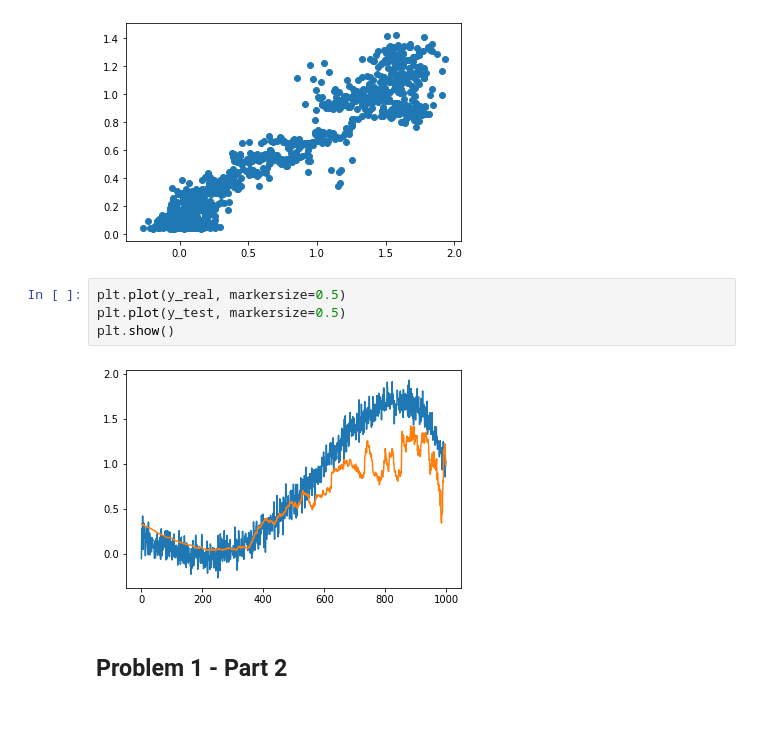
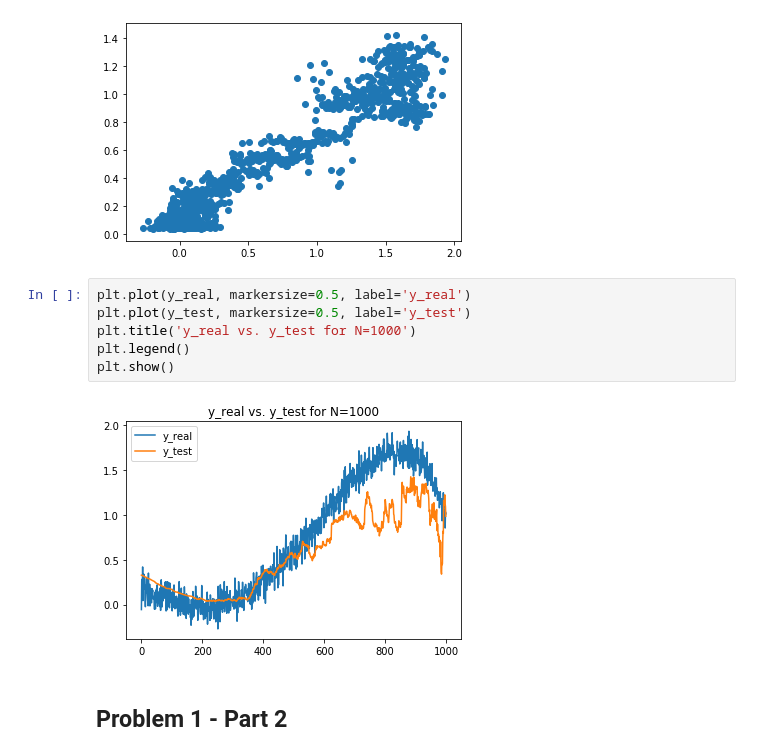
Before and after one commit to PiStefania/Machine_Learning_Exercises, a Jupyter notebook: Ex1_rou.ipynb, the cells around one changed output. Cells and saved outputs as stored; diff of their text form; blank space fills up the shorter version.

```diff
--- a/Ex1_rou.ipynb
+++ b/Ex1_rou.ipynb
@@ -86,11 +86,13 @@ plt.show()
 # %% [output]
 [figure]
 # %%
-plt.plot(y_real, markersize=0.5)
-plt.plot(y_test, markersize=0.5)
+plt.plot(y_real, markersize=0.5, label='y_real')
+plt.plot(y_test, markersize=0.5, label='y_test')
+plt.title('y_real vs. y_test for N=1000')
+plt.legend()
 plt.show()
 # %% [output]
-[figure, old version]
+[figure, new version]
 # %% [markdown]
 ## Problem 1 - Part 2
 # %%
```
Also changed, not shown: parts of 24 cells of this notebook.
